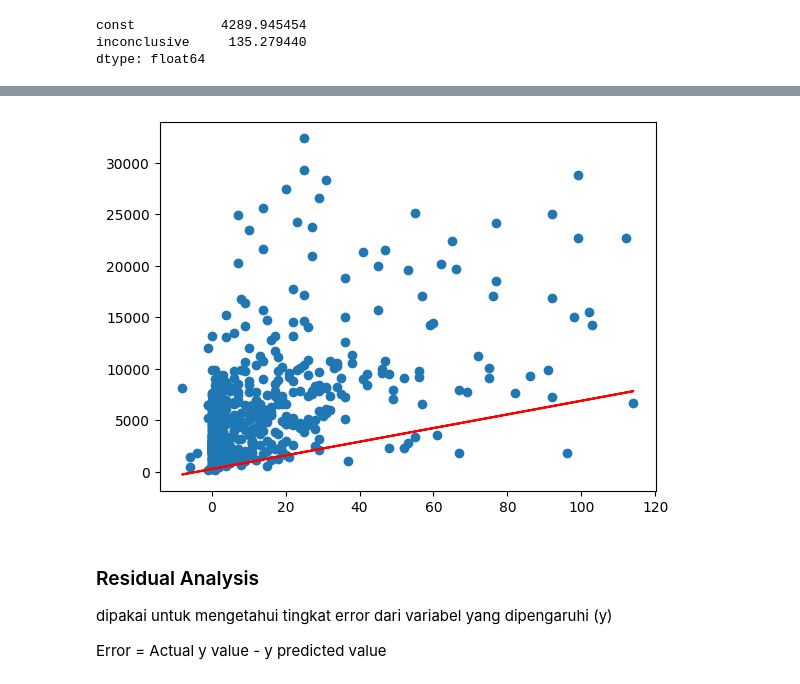
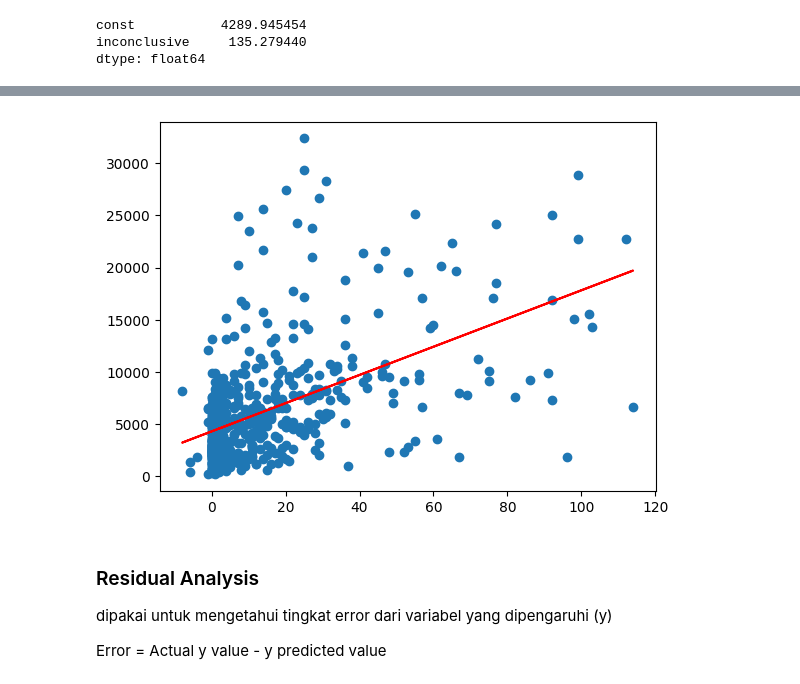
Before and after one commit to laudryfadian/ml-regression, a Jupyter notebook: js02_regression.ipynb, the cells around one changed output, grey strips where cells are left out. Cells and saved outputs as stored; diff of their text form; code cells hidden in the pictures.

```diff
--- a/js02_regression.ipynb
+++ b/js02_regression.ipynb
@@ -151,10 +151,10 @@ Notes:
 # %%
 # visualisasi garis regresi
 plt.scatter(X_train, y_train)
-plt.plot(X_train, 265.2483 + 66.3015*X_train, 'r')
+plt.plot(X_train, 4289.9454 + 135.279*X_train, 'r')
 plt.show()
 # %% [output]
-[figure, old version]
+[figure, new version]
 # %% [markdown]
 ### Residual Analysis
 dipakai untuk mengetahui tingkat error dari variabel yang dipengaruhi (y)
```
Also changed, not shown: parts of 1 cell of this notebook.
